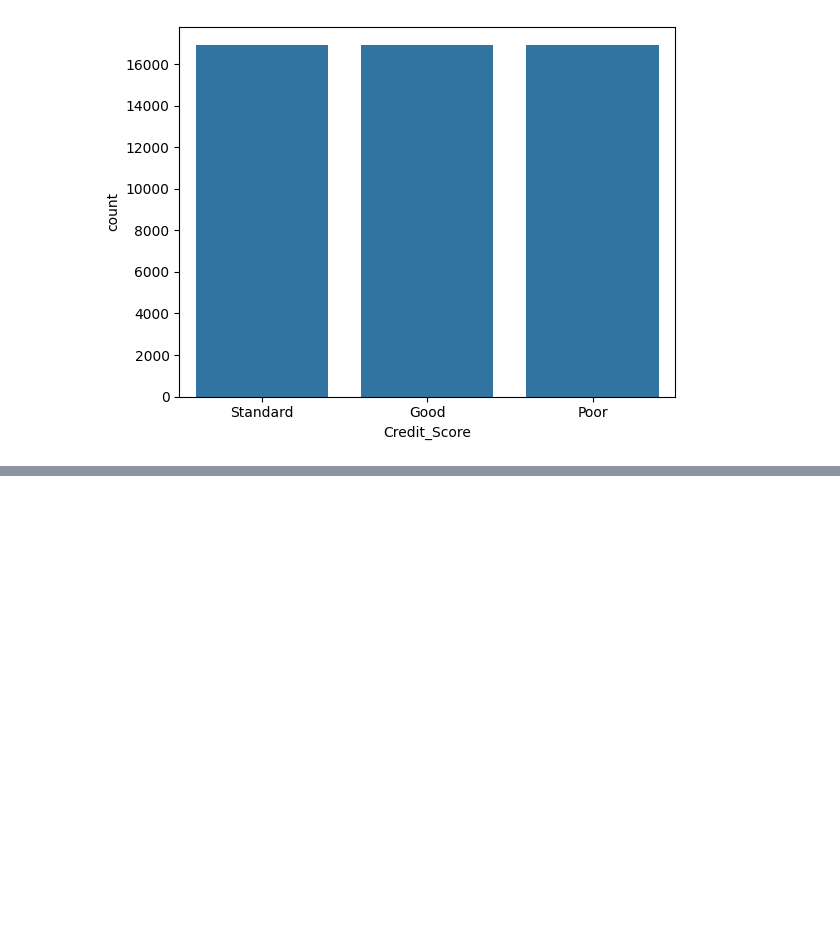
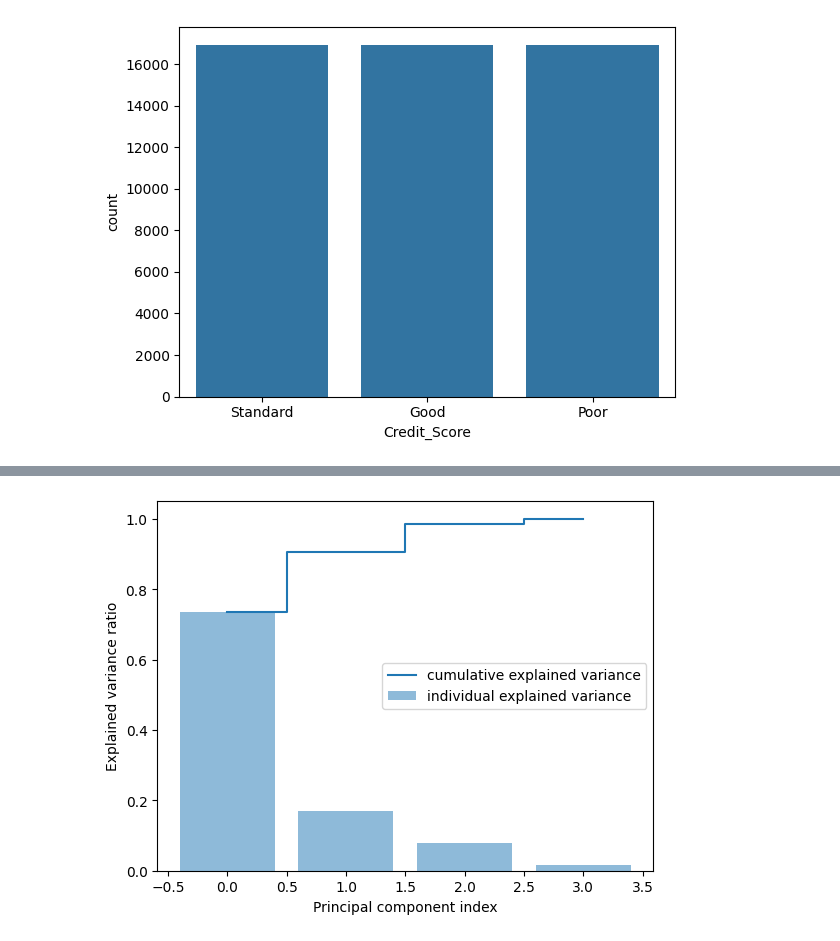
Before and after one commit to Dziarur/dashboard-PT, a Jupyter notebook: main.ipynb, the cells around one changed output, grey strips where cells are left out. Drawn from its saved outputs; the diff is of its cells as text; code cells hidden in the pictures; blank space fills up the shorter version.

Commit message:
Modeling, Evaluation, % Prediction

```diff
--- a/main.ipynb
+++ b/main.ipynb
@@ -647,0 +786,8 @@ plt.show()
+# %%
+pca_1 = PCA(n_components=5, random_state=123)
+pca_1.fit(train_pca_df[pca_numerical_columns_1])
+joblib.dump(pca_1, "model/pca_{}.joblib".format(1))
+princ_comp_1 = pca_1.transform(train_pca_df[pca_numerical_columns_1])
+train_pca_df[["pc1_1", "pc1_2", "pc1_3", "pc1_4", "pc1_5"]] = pd.DataFrame(princ_comp_1, columns=["pc1_1", "pc1_2", "pc1_3", "pc1_4", "pc1_5"])
+train_pca_df.drop(columns=pca_numerical_columns_1, axis=1, inplace=True)
+train_pca_df.head()
@@ -647,0 +801,16 @@ plt.show()
+# %%
+pca = PCA(n_components=len(pca_numerical_columns_2), random_state=123)
+pca.fit(train_pca_df[pca_numerical_columns_2])
+princ_comp = pca.transform(train_pca_df[pca_numerical_columns_2])
+
+var_exp = pca.explained_variance_ratio_.round(3)
+cum_var_exp = np.cumsum(var_exp)
+
+plt.bar(range(len(pca_numerical_columns_2)), var_exp, alpha=0.5, align='center', label='individual explained variance')
+plt.step(range(len(pca_numerical_columns_2)), cum_var_exp, where='mid', label='cumulative explained variance')
+plt.ylabel('Explained variance ratio')
+plt.xlabel('Principal component index')
+plt.legend(loc='best')
+plt.show()
+# %% [output]
+[figure, added]
```
Also changed, not shown: parts of 21 cells of this notebook, 27 other files.
